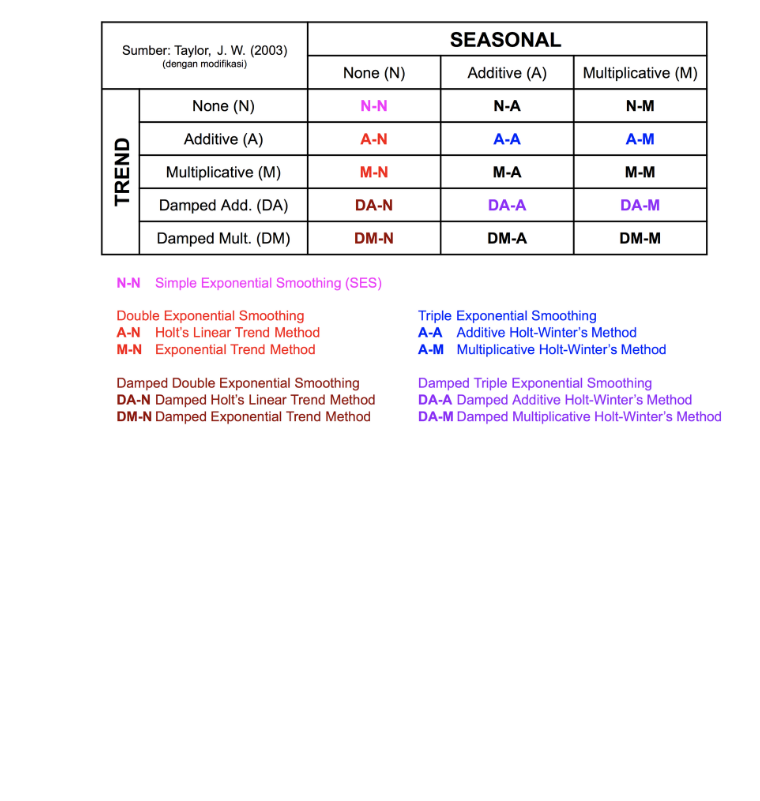
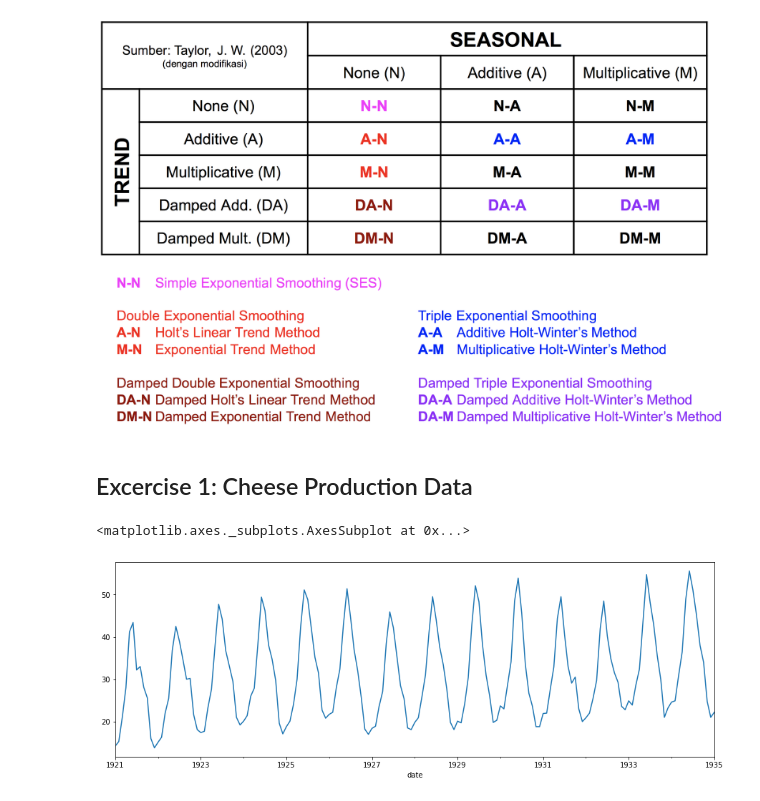
Before and after one commit to rshby/belajar_sendiri, a Jupyter notebook: Forecasting/2 - Forecasting with ETS Method.ipynb, the cells around one changed output. Cells and saved outputs as stored; diff of their text form; code cells hidden in the pictures; blank space fills up the shorter version.

```diff
--- a/Forecasting/2 - Forecasting with ETS Method.ipynb
+++ b/Forecasting/2 - Forecasting with ETS Method.ipynb
@@ -14,3 +14,13 @@ from luwiji.time_series import illustration
 illustration.ets_model
 # %% [output]
 [figure]
+# %% [markdown]
+## Excercise 1: Cheese Production Data
+# %%
+df = pd.read_csv("../datasets/cheese_fred.csv", index_col='date', parse_dates=['date'])
+series = df["total_cheese_production"]
+X_
+series.plot(figsize=(15, 5))
+# %% [output]
+<matplotlib.axes._subplots.AxesSubplot at 0x...>
+[figure, added]
```
Also changed, not shown: parts of 2 cells of this notebook.
